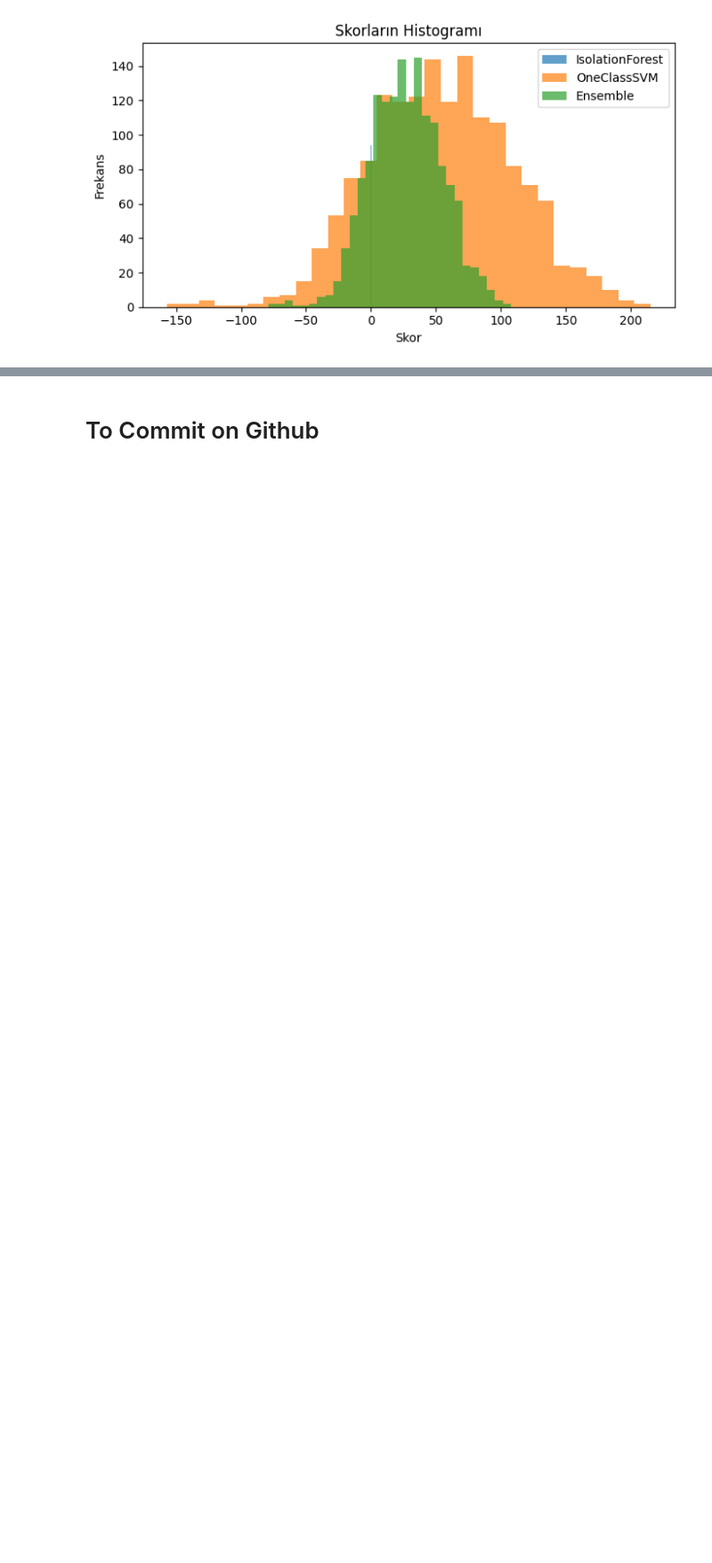
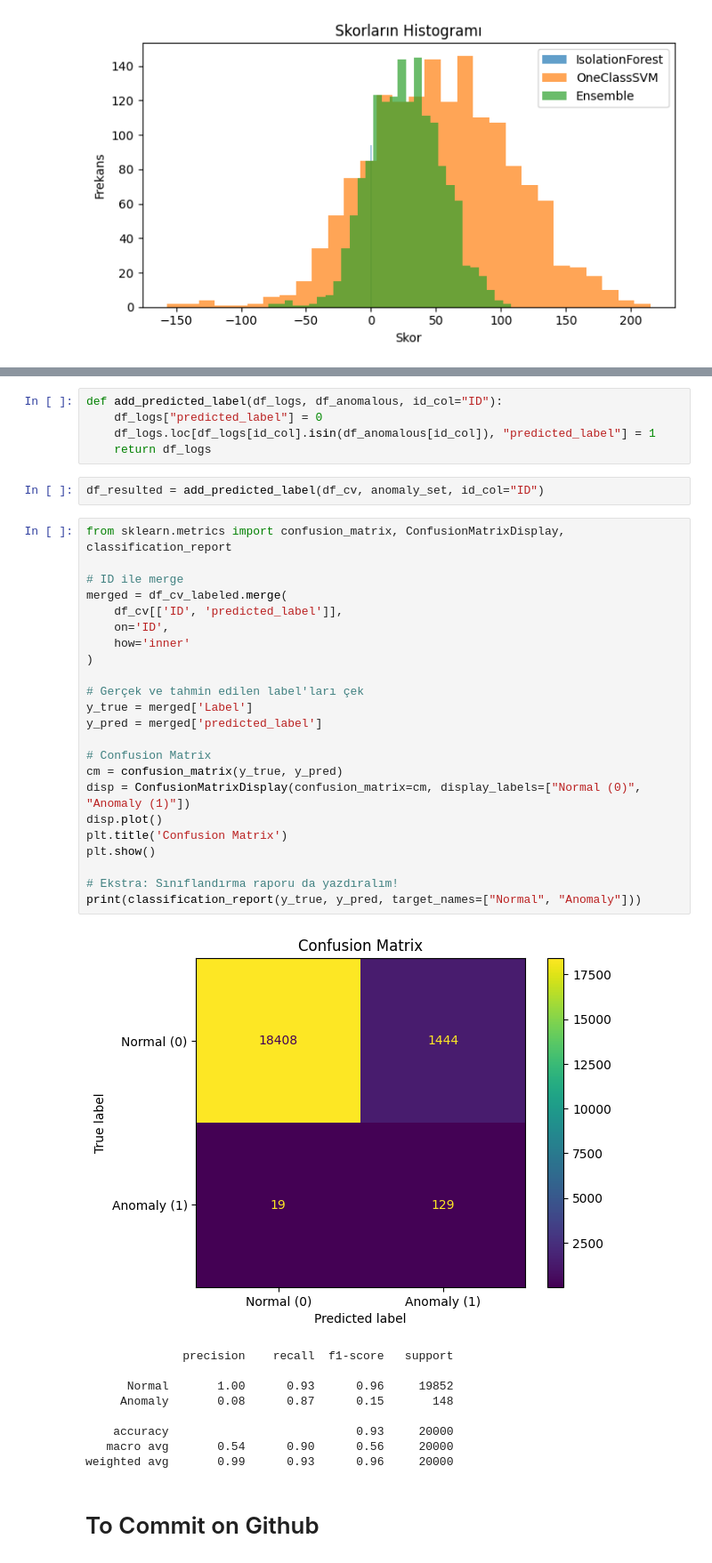
Before and after one commit to sabisay/AnomalyDetectionOnLogData, a Jupyter notebook: Abnormal_User_Behaviour_Detection.ipynb, the cells around one changed output, grey strips where cells are left out. Shown at 89% size. Drawn from its saved outputs; the diff is of its cells as text; blank space fills up the shorter version.

```diff
--- a/Abnormal_User_Behaviour_Detection.ipynb
+++ b/Abnormal_User_Behaviour_Detection.ipynb
@@ -590,3 +600,43 @@ Anomali oranı (%): 16.59
+# %%
+def add_predicted_label(df_logs, df_anomalous, id_col="ID"):
+    df_logs["predicted_label"] = 0
+    df_logs.loc[df_logs[id_col].isin(df_anomalous[id_col]), "predicted_label"] = 1
+    return df_logs
+# %%
+df_resulted = add_predicted_label(df_cv, anomaly_set, id_col="ID")
+# %%
+from sklearn.metrics import confusion_matrix, ConfusionMatrixDisplay, classification_report
+
+# ID ile merge
+merged = df_cv_labeled.merge(
+    df_cv[['ID', 'predicted_label']],
+    on='ID',
+    how='inner'
+)
+
+# Gerçek ve tahmin edilen label'ları çek
+y_true = merged['Label']
+y_pred = merged['predicted_label']
+
+# Confusion Matrix
+cm = confusion_matrix(y_true, y_pred)
+disp = ConfusionMatrixDisplay(confusion_matrix=cm, display_labels=["Normal (0)", "Anomaly (1)"])
+disp.plot()
+plt.title('Confusion Matrix')
+plt.show()
+
+# Ekstra: Sınıflandırma raporu da yazdıralım!
+print(classification_report(y_true, y_pred, target_names=["Normal", "Anomaly"]))
+# %% [output]
+[figure, added]
+              precision    recall  f1-score   support
+
+      Normal       1.00      0.93      0.96     19852
+     Anomaly       0.08      0.87      0.15       148
+
+    accuracy                           0.93     20000
+   macro avg       0.54      0.90      0.56     20000
+weighted avg       0.99      0.93      0.96     20000
 # %% [markdown]
 # To Commit on Github
 # %%
```
Also changed, not shown: parts of 6 cells of this notebook.
